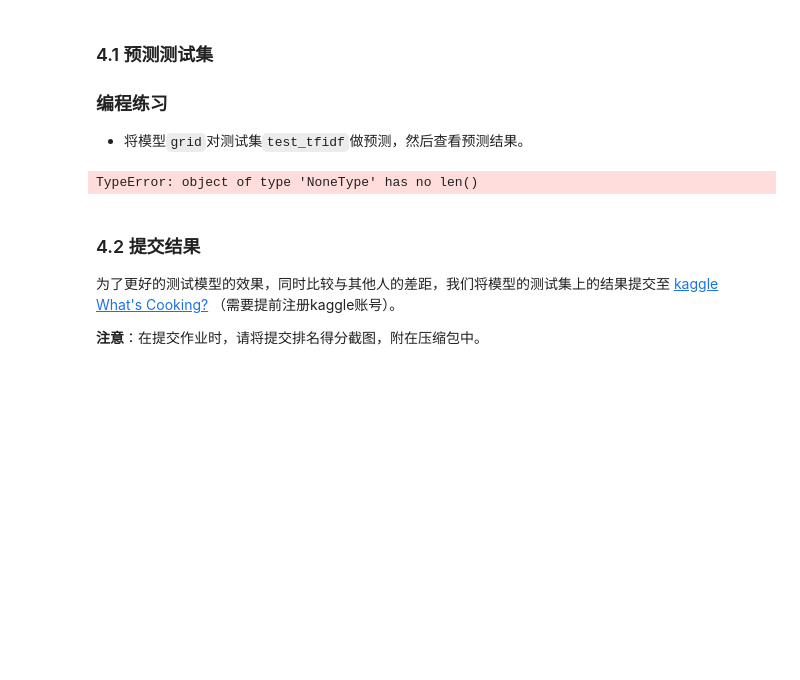
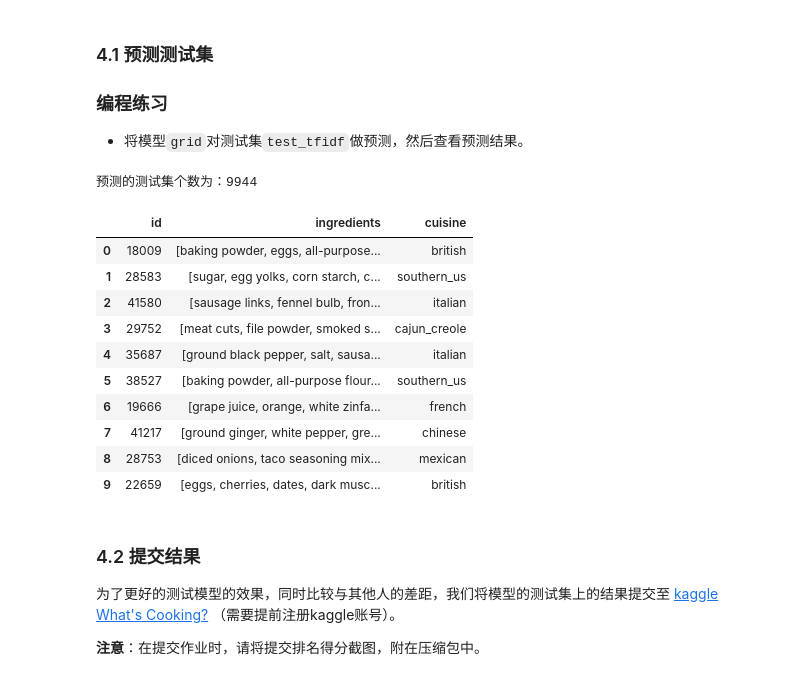
Before and after one commit to shenzuoxin1990/Udacity-PredictYourCuisine, a Jupyter notebook: PredictYourCuisine.ipynb, the cells around one changed output. Cells and saved outputs as stored; diff of their text form; code cells hidden in the pictures; blank space fills up the shorter version.

```diff
--- a/PredictYourCuisine.ipynb
+++ b/PredictYourCuisine.ipynb
@@ -320,14 +324,25 @@ print("验证集上的得分为：{}".format(valid_score))
 * 将模型`grid`对测试集`test_tfidf`做预测，然后查看预测结果。
 # %%
 ### TODO：预测测试结果
-predictions = None
+predictions = grid.predict(test_tfidf)
 
 ## 请不要修改下方代码
 print("预测的测试集个数为：{}".format(len(predictions)))
 test_content['cuisine']=predictions
 test_content.head(10)
 # %% [output]
-TypeError: object of type 'NoneType' has no len()
+预测的测试集个数为：9944
+|  | id | ingredients | cuisine |
+| 0 | 18009 | [baking powder, eggs, all-purpose... | british |
+| 1 | 28583 | [sugar, egg yolks, corn starch, c... | southern_us |
+| 2 | 41580 | [sausage links, fennel bulb, fron... | italian |
+| 3 | 29752 | [meat cuts, file powder, smoked s... | cajun_creole |
+| 4 | 35687 | [ground black pepper, salt, sausa... | italian |
+| 5 | 38527 | [baking powder, all-purpose flour... | southern_us |
+| 6 | 19666 | [grape juice, orange, white zinfa... | french |
+| 7 | 41217 | [ground ginger, white pepper, gre... | chinese |
+| 8 | 28753 | [diced onions, taco seasoning mix... | mexican |
+| 9 | 22659 | [eggs, cherries, dates, dark musc... | british |
 # %% [markdown]
 ### 4.2 提交结果
 为了更好的测试模型的效果，同时比较与其他人的差距，我们将模型的测试集上的结果提交至 [kaggle What's Cooking?](https://www.kaggle.com/c/whats-cooking/submit) （需要提前注册kaggle账号）。
```
Also changed, not shown: parts of 2 cells of this notebook, 1 other file.
